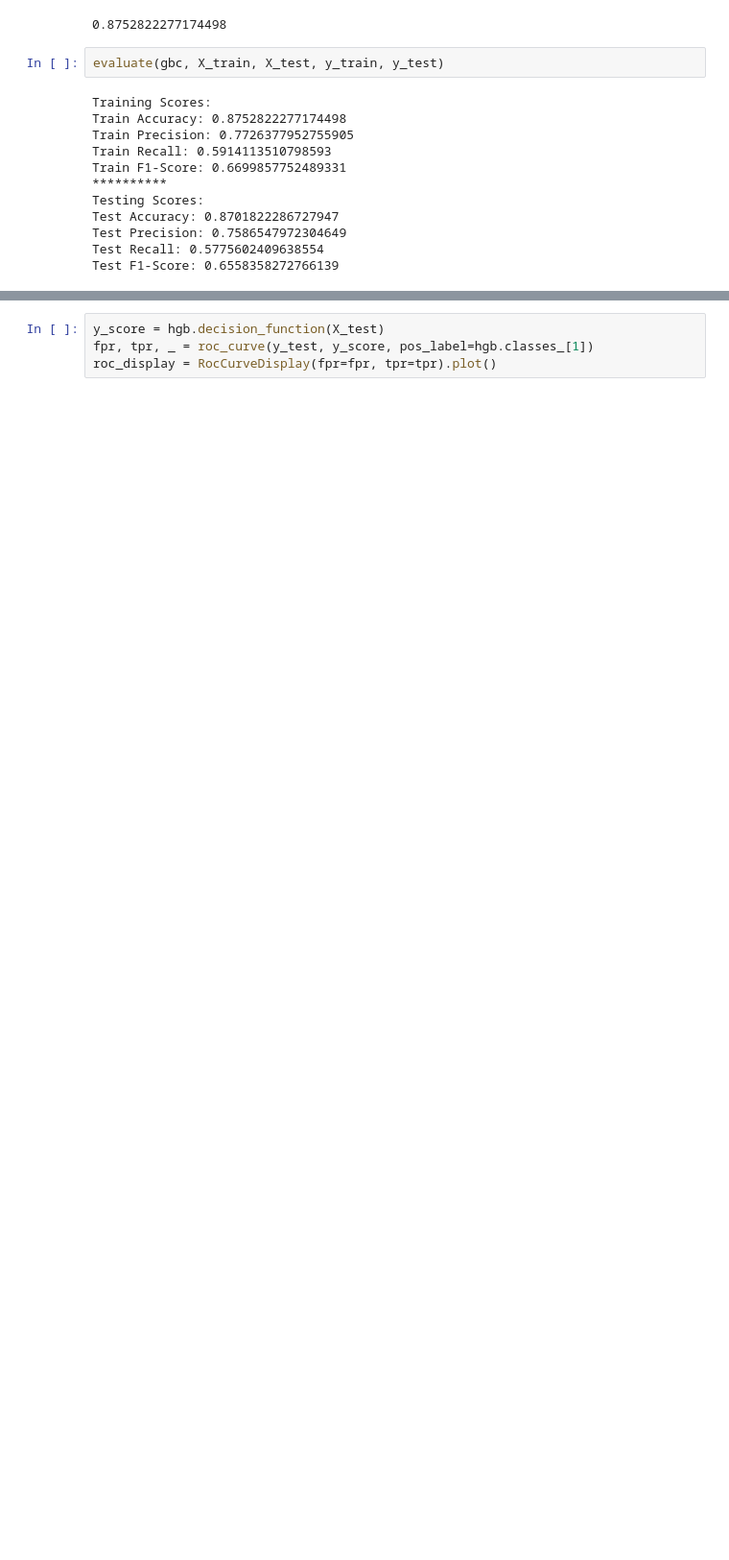
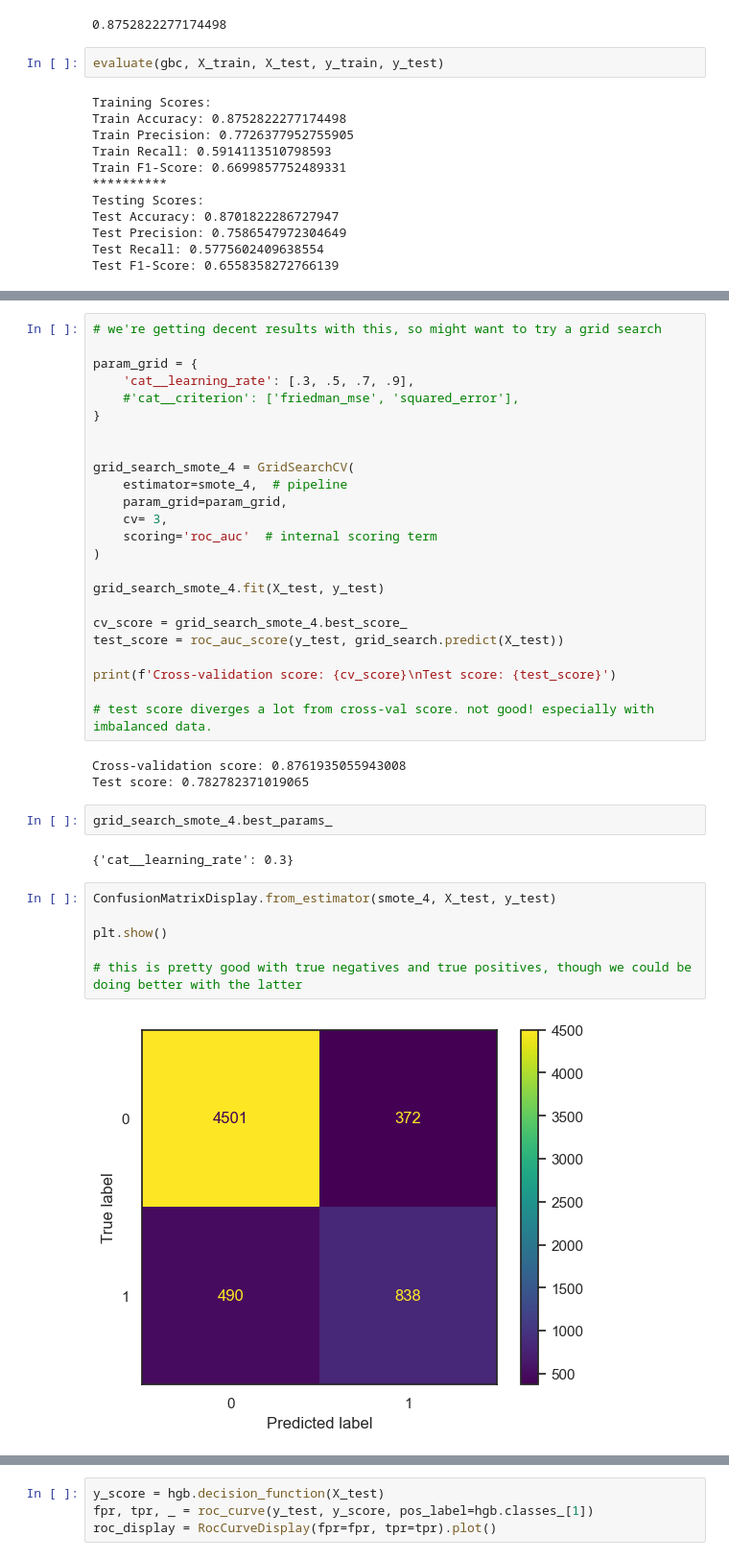
Before and after one commit to Lou-Hines/H1N1_Vaccine_Uptake_Prediction, a Jupyter notebook: Vaccine_EDA _1.ipynb, the cells around one changed output, grey strips where cells are left out. Shown at 96% size. Drawn from its saved outputs; the diff is of its cells as text; blank space fills up the shorter version.

```diff
--- a/Vaccine_EDA _1.ipynb
+++ b/Vaccine_EDA _1.ipynb
@@ -1024,0 +1087,39 @@ ValueError: Invalid parameter 'cat' for estimator Pipeline(steps=[('preprocessor
+# %%
+# we're getting decent results with this, so might want to try a grid search
+
+param_grid = {
+    'cat__learning_rate': [.3, .5, .7, .9],
+    #'cat__criterion': ['friedman_mse', 'squared_error'],
+}
+
+
+grid_search_smote_4 = GridSearchCV(
+    estimator=smote_4,  # pipeline
+    param_grid=param_grid,
+    cv= 3,
+    scoring='roc_auc'  # internal scoring term
+)
+
+grid_search_smote_4.fit(X_test, y_test)
+
+cv_score = grid_search_smote_4.best_score_
+test_score = roc_auc_score(y_test, grid_search.predict(X_test))
+
+print(f'Cross-validation score: {cv_score}\nTest score: {test_score}')
+
+# test score diverges a lot from cross-val score. not good! especially with imbalanced data.
+# %% [output]
+Cross-validation score: 0.8761935055943008
+Test score: 0.782782371019065
+# %%
+grid_search_smote_4.best_params_
+# %% [output]
+{'cat__learning_rate': 0.3}
+# %%
+ConfusionMatrixDisplay.from_estimator(smote_4, X_test, y_test)
+
+plt.show()
+
+# this is pretty good with true negatives and true positives, though we could be doing better with the latter
+# %% [output]
+[figure, added]
```
Also changed, not shown: parts of 69 cells of this notebook, 3 other files.
